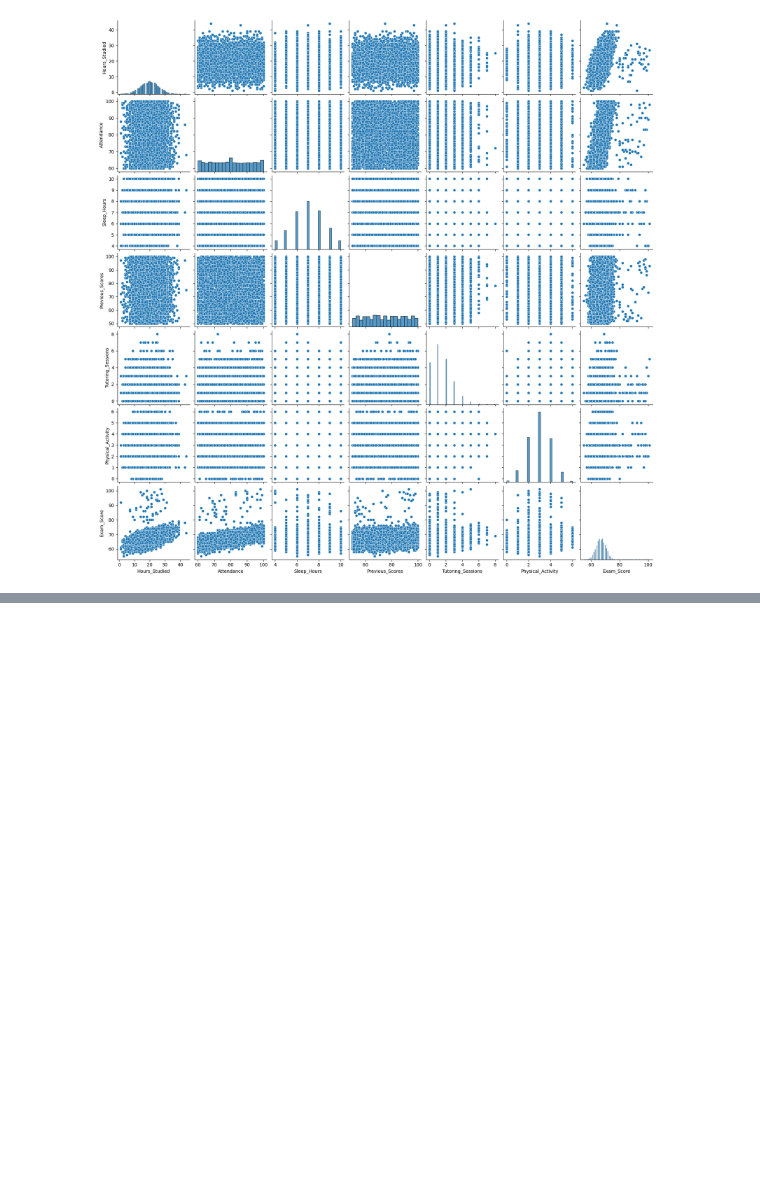
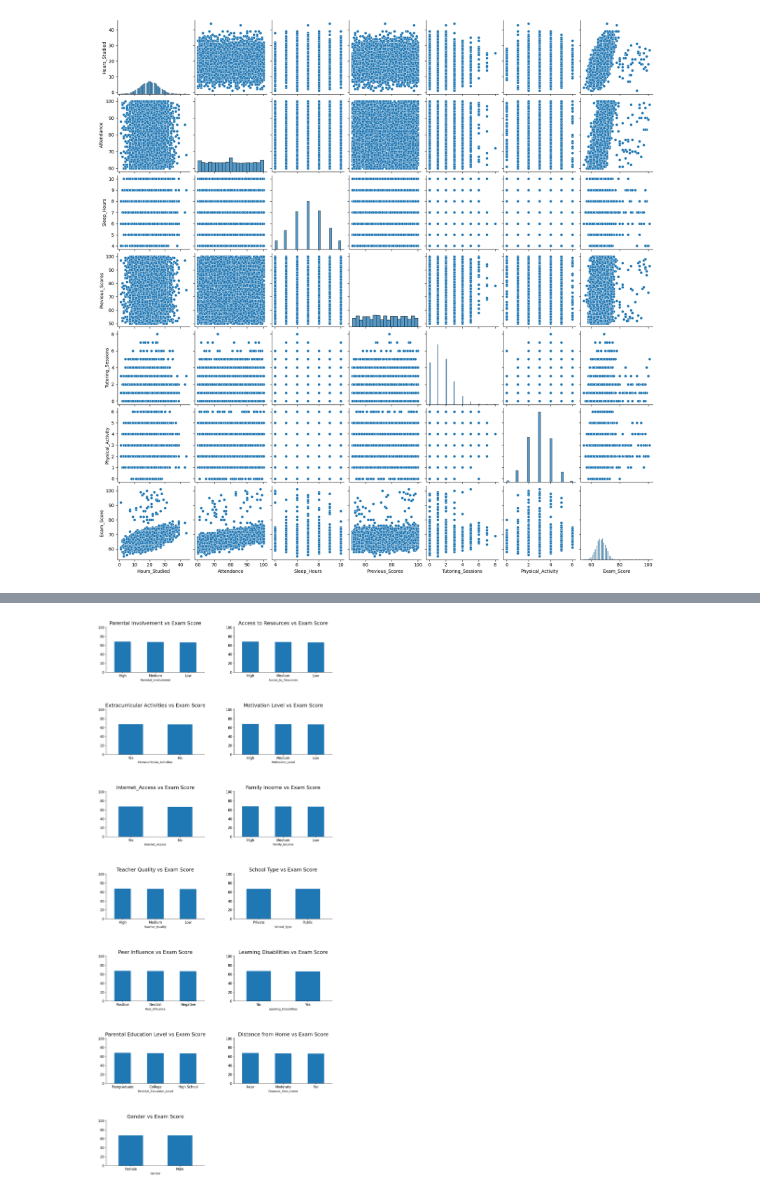
Before and after one commit to hey-hector/2026-02-BILBAO-FT-Data-Science, a Jupyter notebook: 2-Data_Analysis/EDA/Proyecto EDA_Hector.ipynb, the cells around one changed output, grey strips where cells are left out. Drawn from its saved outputs; the diff is of its cells as text; code cells hidden in the pictures; blank space fills up the shorter version.

```diff
--- a/2-Data_Analysis/EDA/Proyecto EDA_Hector.ipynb
+++ b/2-Data_Analysis/EDA/Proyecto EDA_Hector.ipynb
@@ -548,0 +620,57 @@ plt.show() #limpia cualquier texto residual del sistema y muestra la imagen fina
+# %%
+#Para relacionar variables string o Categóricas con Exam_Score, que es la variable principal que nos interesa:
+fig, axes = plt.subplots(7, 2, figsize = (12, 28)) #el comando "figsize = (12, 28)" define el tamaño total de la imagen (ancho x alto)
+#Se crea una figura (fig) que contendrá 13 gráficas organizadas en 7 filas y 2 columnas
+#"axes" es una matriz (o lista de listas) que permite acceder a cada espacio individualmente
+
+#Se puede hacer en un bucle "for" pero se ha ido probando uno por uno en celdas diferentes y unido todos los comandos en esta celda:
+students.groupby('Parental_Involvement')['Exam_Score'].mean().sort_values(ascending = False).plot.bar(ax = axes[0][0], fontsize = 12)
+axes[0][0].set_title("Parental Involvement vs Exam Score", fontsize = 18)
+#el comando ".groupby('columna deseada')" agrupa los datos por la columna deseada, por ejemplo en este caso, Parental_Involvement
+#el comando "['columna deseada'].mean()" tras el groupby de "Parental_Involvement", en este caso, calcula la media (mean) de la columna deseada ("Exam_Score")
+#para cada grupo de valores de "Parental_Involvement": High, Medium y Low
+#el comando ".sort_values(ascending = False)" ordena los resultados de mayor a menor en un ".plot.bar" o gráfico de barras
+students.groupby('Access_to_Resources')['Exam_Score'].mean().sort_values(ascending = False).plot.bar(ax = axes[0][1], fontsize = 12)
+axes[0][1].set_title("Access to Resources vs Exam Score", fontsize = 18)
+students.groupby('Extracurricular_Activities')['Exam_Score'].mean().sort_values(ascending = False).plot.bar(ax = axes[1][0], fontsize = 12)
+axes[1][0].set_title("Extracurricular Activities vs Exam Score", fontsize = 18)
+students.groupby('Motivation_Level')['Exam_Score'].mean().sort_values(ascending = False).plot.bar(ax = axes[1][1], fontsize = 12)
+axes[1][1].set_title("Motivation Level vs Exam Score", fontsize = 18)
+students.groupby('Internet_Access')['Exam_Score'].mean().sort_values(ascending = False).plot.bar(ax = axes[2][0], fontsize = 12)
+axes[2][0].set_title("Internet_Access vs Exam Score", fontsize = 18)
+students.groupby('Family_Income')['Exam_Score'].mean().sort_values(ascending = False).plot.bar(ax = axes[2][1], fontsize = 12)
+axes[2][1].set_title("Family Income vs Exam Score", fontsize = 18)
+students.groupby('Teacher_Quality')['Exam_Score'].mean().sort_values(ascending = False).plot.bar(ax = axes[3][0], fontsize = 12)
+axes[3][0].set_title("Teacher Quality vs Exam Score", fontsize = 18)
+students.groupby('School_Type')['Exam_Score'].mean().sort_values(ascending = False).plot.bar(ax = axes[3][1], fontsize = 12)
+axes[3][1].set_title("School Type vs Exam Score", fontsize = 18)
+students.groupby('Peer_Influence')['Exam_Score'].mean().sort_values(ascending = False).plot.bar(ax = axes[4][0], fontsize = 12)
+axes[4][0].set_title("Peer Influence vs Exam Score", fontsize = 18)
+students.groupby('Learning_Disabilities')['Exam_Score'].mean().sort_values(ascending = False).plot.bar(ax = axes[4][1], fontsize = 12)
+axes[4][1].set_title("Learning Disabilities vs Exam Score", fontsize = 18)
+students.groupby('Parental_Education_Level')['Exam_Score'].mean().sort_values(ascending = False).plot.bar(ax = axes[5][0], fontsize = 12)
+axes[5][0].set_title("Parental Education Level vs Exam Score", fontsize = 18)
+students.groupby('Distance_from_Home')['Exam_Score'].mean().sort_values(ascending = False).plot.bar(ax = axes[5][1], fontsize = 12)
+axes[5][1].set_title("Distance from Home vs Exam Score", fontsize = 18)
+students.groupby('Gender')['Exam_Score'].mean().sort_values(ascending = False).plot.bar(ax = axes[6][0], fontsize = 12)
+axes[6][0].set_title("Gender vs Exam Score", fontsize = 18)
+axes[6][1].axis('off');
+
+#Este bucle "for" recorre cada uno de los 12 cuadros y aplica los cambios:
+for axes in axes.flat:
+    axes.set_ylim(0, 102) #  el valor máximo que desees
+    axes.tick_params(axis = 'x', labelrotation = 0) #pone los nombres del eje x en horizontal de cada gráfico
+
+plt.tight_layout() #evita que los nombres/valores del eje horizontal x se choquen entre sí
+
+plt.subplots_adjust(hspace = 0.8) #altura que se deja entre los gráficos de cada fila
+plt.subplots_adjust(wspace = 0.3) #anchura que se deja entre los gráficos de cada fila
+sns.despine() #para quitar los bordes superior y derecho de todos los gráficos y así se vean más limpios
+
+#Si observamos estos gráficos, se interpreta que la media de los valores de cada variable vs Exam_Score dan muy parecidos entre sí:
+#esto quiere decir que como todas las barras tienen casi la misma altura en un gráfico de promedios (medias), esa variable no influye significativamente en el resultado
+#,en este caso, "Exam_Score". Entonces, se puede decir que:
+
+#CONCLUSIÓN: ninguna variable Categórica parece tener un factor determinante para una buena nota en el examen
+# %% [output]
+[figure, added]
```
Also changed, not shown: parts of 25 cells of this notebook, 15 other files.
